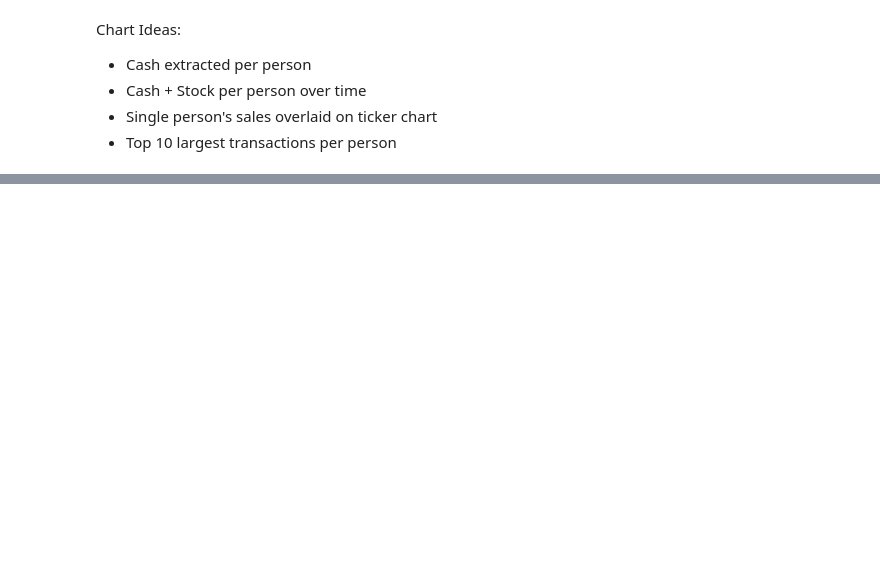
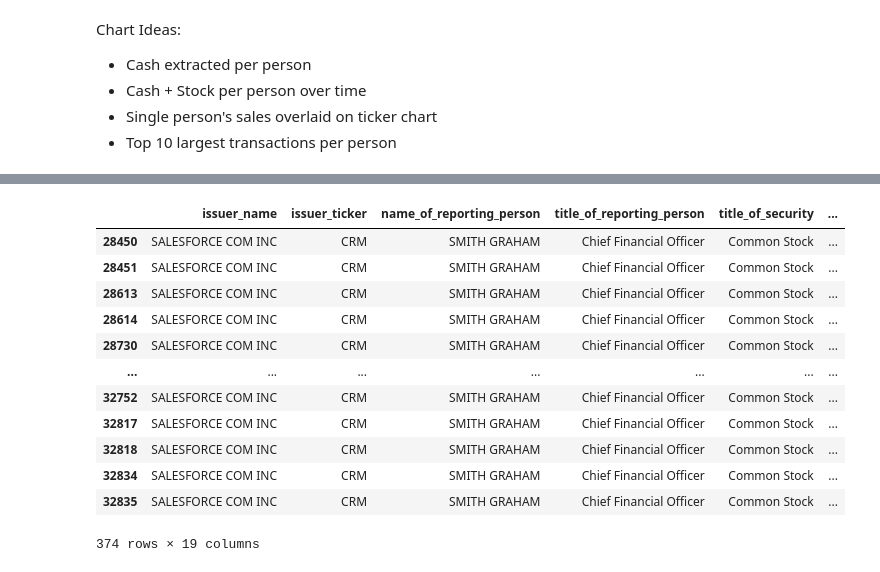
Before and after one commit to khalidelassaad/sec-jupyter, a Jupyter notebook: sec-api.ipynb, the cells around one changed output, grey strips where cells are left out. Drawn from its saved outputs; the diff is of its cells as text; code cells hidden in the pictures; blank space fills up the shorter version.

```diff
--- a/sec-api.ipynb
+++ b/sec-api.ipynb
@@ -616,0 +656,16 @@ Chart Ideas:
+# %%
+common_stock_dataframe[common_stock_dataframe['name_of_reporting_person'] =='SMITH GRAHAM']
+# %% [output]
+|  | issuer_name | issuer_ticker | name_of_reporting_person | title_of_reporting_person | title_of_security | ... |
+| 28450 | SALESFORCE COM INC | CRM | SMITH GRAHAM | Chief Financial Officer | Common Stock | ... |
+| 28451 | SALESFORCE COM INC | CRM | SMITH GRAHAM | Chief Financial Officer | Common Stock | ... |
+| 28613 | SALESFORCE COM INC | CRM | SMITH GRAHAM | Chief Financial Officer | Common Stock | ... |
+| 28614 | SALESFORCE COM INC | CRM | SMITH GRAHAM | Chief Financial Officer | Common Stock | ... |
+| 28730 | SALESFORCE COM INC | CRM | SMITH GRAHAM | Chief Financial Officer | Common Stock | ... |
+| ... | ... | ... | ... | ... | ... | ... |
+| 32752 | SALESFORCE COM INC | CRM | SMITH GRAHAM | Chief Financial Officer | Common Stock | ... |
+| 32817 | SALESFORCE COM INC | CRM | SMITH GRAHAM | Chief Financial Officer | Common Stock | ... |
+| 32818 | SALESFORCE COM INC | CRM | SMITH GRAHAM | Chief Financial Officer | Common Stock | ... |
+| 32834 | SALESFORCE COM INC | CRM | SMITH GRAHAM | Chief Financial Officer | Common Stock | ... |
+| 32835 | SALESFORCE COM INC | CRM | SMITH GRAHAM | Chief Financial Officer | Common Stock | ... |
+374 rows × 19 columns
```
Also changed, not shown: parts of 5 cells of this notebook.
